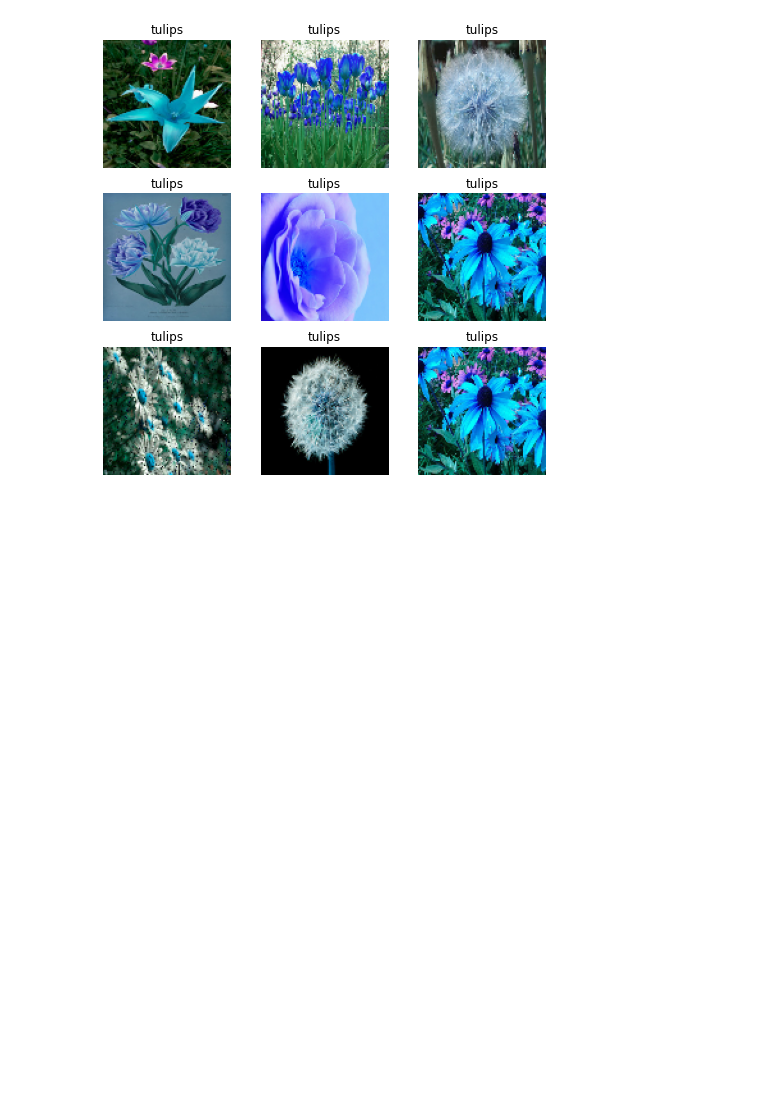
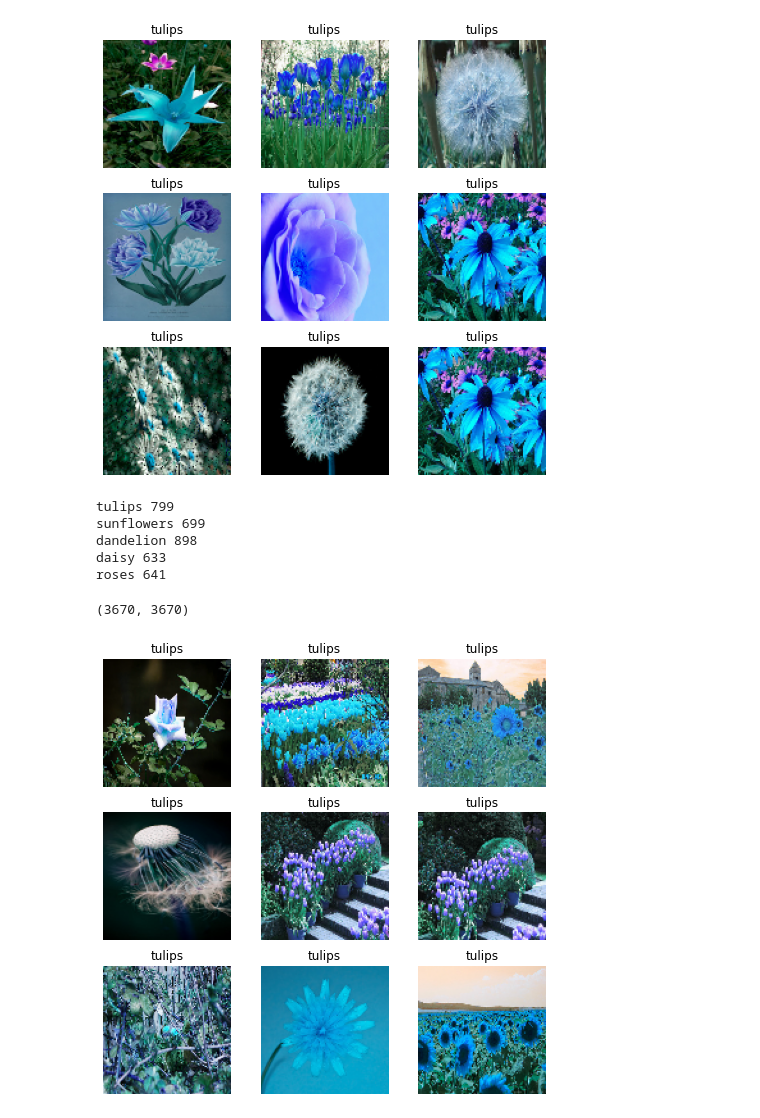
Before and after one commit to amirabehery/AMIT, a Jupyter notebook: Flowers_CNN.ipynb, the cells around one changed output. Saved outputs shown, nothing was run; the diff lists cells and outputs as text; code cells hidden in the pictures; blank space fills up the shorter version.

```diff
--- a/Flowers_CNN.ipynb
+++ b/Flowers_CNN.ipynb
@@ -414,4 +414,30 @@ for n , i in enumerate(list(np.random.randint(0,len(x_test),9))) :
 [figure]
 # %%
 for k in images_dict.keys():
-  print(images_dict[k][0], len(images_dict[k][1]))
+  print(k, len(images_dict[k][1]))
+# %% [output]
+tulips 799
+sunflowers 699
+dandelion 898
+daisy 633
+roses 641
+# %%
+len(X), len(y)
+# %% [output]
+(3670, 3670)
+# %%
+c = list(zip(X, y))
+random.shuffle(c)
+X, y = zip(*c)
+# %%
+from sklearn.utils import shuffle
+X, y = shuffle(np.array(X), np.array(y))
+# %%
+plt.figure(figsize=(8,8))
+for n , i in enumerate(list(np.random.randint(0,len(X),9))) :
+    plt.subplot(3,3,n+1)
+    plt.imshow(X[i])
+    plt.axis('off')
+    plt.title(list(label_dict.keys())[list(label_dict.values()).index(y[i])])
+# %% [output]
+[figure, added]
```
